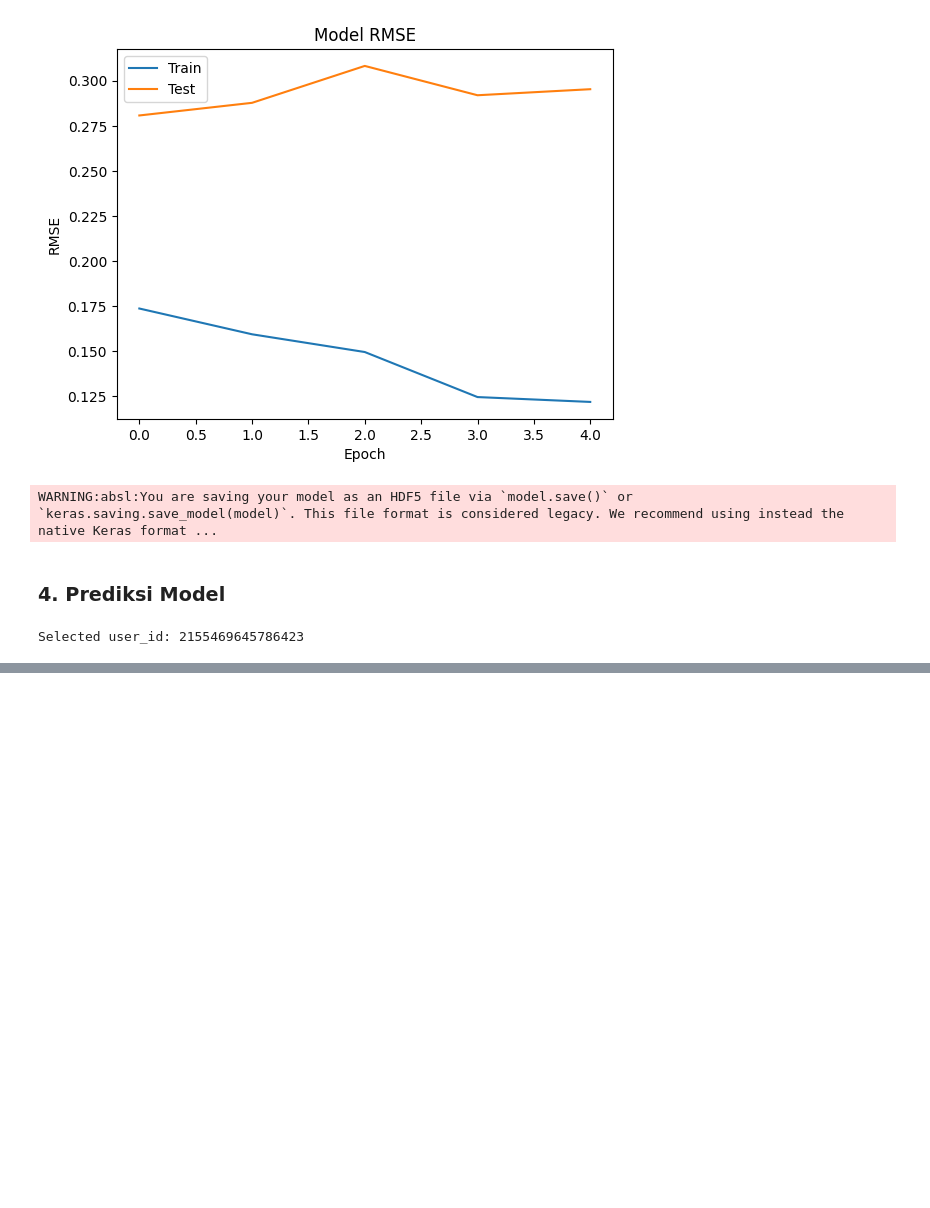
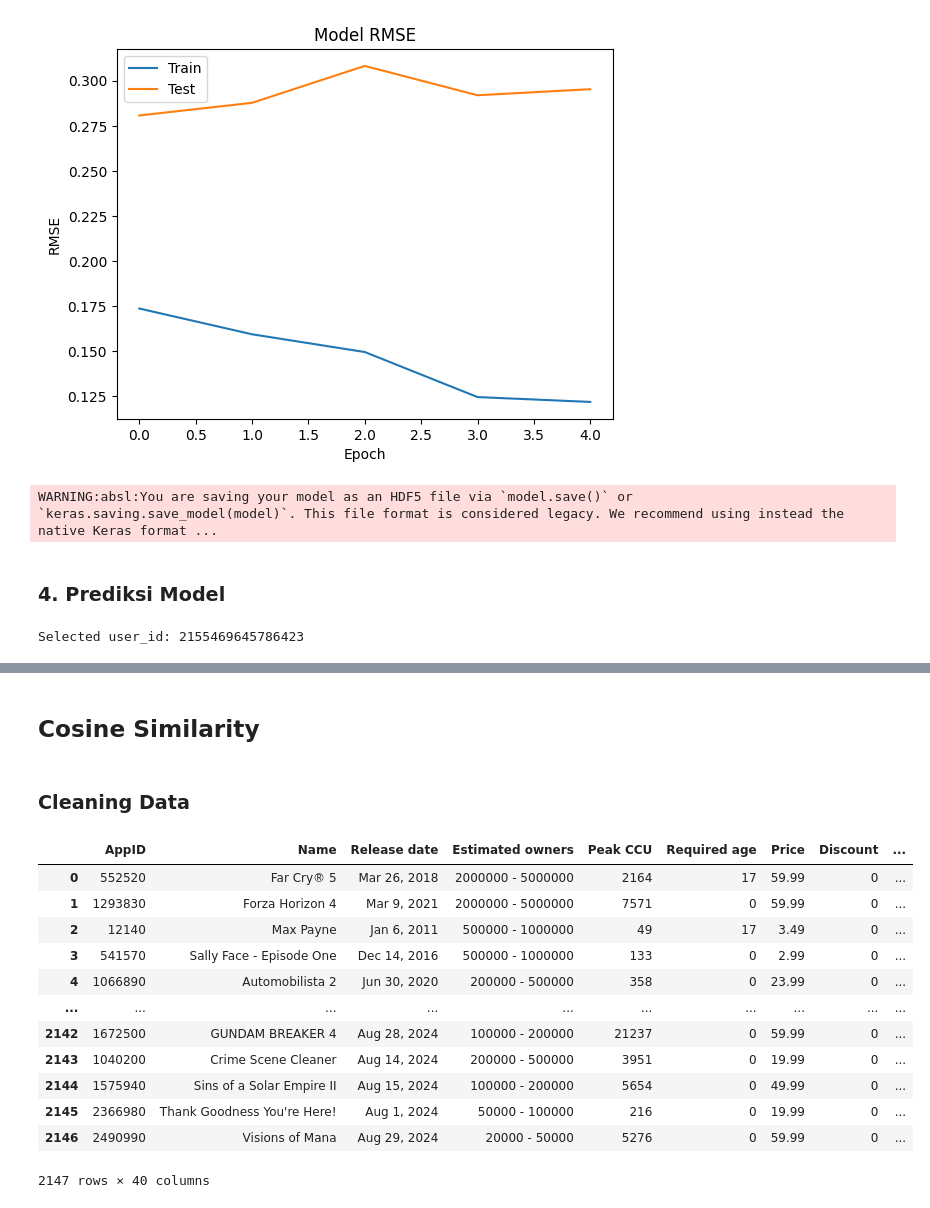
Before and after one commit to zhulkhoirr/Steam-Recommendation-System, a Jupyter notebook: SteamRecommenderSystem.ipynb, the cells around one changed output, grey strips where cells are left out. Drawn from its saved outputs; the diff is of its cells as text; code cells hidden in the pictures; blank space fills up the shorter version.

Commit message:
Add cosine similarity

```diff
--- a/SteamRecommenderSystem.ipynb
+++ b/SteamRecommenderSystem.ipynb
@@ -488,3 +490,25 @@ WARNING:absl:Compiled the loaded model, but the compiled metrics have yet to be
 | 8 | Total War™: ROME II - Emperor Edi... | 59.99 | SEGA | CREATIVE ASSEMBLY | Single-player,Multi-player,PvP,On... | Strategy | Strategy,Turn-Based Strategy,Hist... | 0.967069 |
 | 4 | Call of Duty®: Warzone™ 2.0 | 0.00 | Activision | Infinity Ward,Raven Software,Been... | Single-player,Multi-player,PvP,On... | Action,Free to Play | NaN | 0.966732 |
 | 7 | STAR WARS Jedi: Fallen Order™ | 14.99 | Electronic Arts | Respawn Entertainment | Single-player,Steam Achievements,... | Action,Adventure | Action-Adventure,Souls-like,Third... | 0.965996 |
+# %% [markdown]
+## Cosine Similarity
+# %% [markdown]
+### Cleaning Data
+# %%
+steam_df = pd.read_csv('steam.csv')
+
+steam_df
+# %% [output]
+|  | AppID | Name | Release date | Estimated owners | Peak CCU | Required age | Price | Discount | ... |
+| 0 | 552520 | Far Cry® 5 | Mar 26, 2018 | 2000000 - 5000000 | 2164 | 17 | 59.99 | 0 | ... |
+| 1 | 1293830 | Forza Horizon 4 | Mar 9, 2021 | 2000000 - 5000000 | 7571 | 0 | 59.99 | 0 | ... |
+| 2 | 12140 | Max Payne | Jan 6, 2011 | 500000 - 1000000 | 49 | 17 | 3.49 | 0 | ... |
+| 3 | 541570 | Sally Face - Episode One | Dec 14, 2016 | 500000 - 1000000 | 133 | 0 | 2.99 | 0 | ... |
+| 4 | 1066890 | Automobilista 2 | Jun 30, 2020 | 200000 - 500000 | 358 | 0 | 23.99 | 0 | ... |
+| ... | ... | ... | ... | ... | ... | ... | ... | ... | ... |
+| 2142 | 1672500 | GUNDAM BREAKER 4 | Aug 28, 2024 | 100000 - 200000 | 21237 | 0 | 59.99 | 0 | ... |
+| 2143 | 1040200 | Crime Scene Cleaner | Aug 14, 2024 | 200000 - 500000 | 3951 | 0 | 19.99 | 0 | ... |
+| 2144 | 1575940 | Sins of a Solar Empire II | Aug 15, 2024 | 100000 - 200000 | 5654 | 0 | 49.99 | 0 | ... |
+| 2145 | 2366980 | Thank Goodness You're Here! | Aug 1, 2024 | 50000 - 100000 | 216 | 0 | 19.99 | 0 | ... |
+| 2146 | 2490990 | Visions of Mana | Aug 29, 2024 | 20000 - 50000 | 5276 | 0 | 59.99 | 0 | ... |
+2147 rows × 40 columns
```
Also changed, not shown: parts of 26 cells of this notebook.
